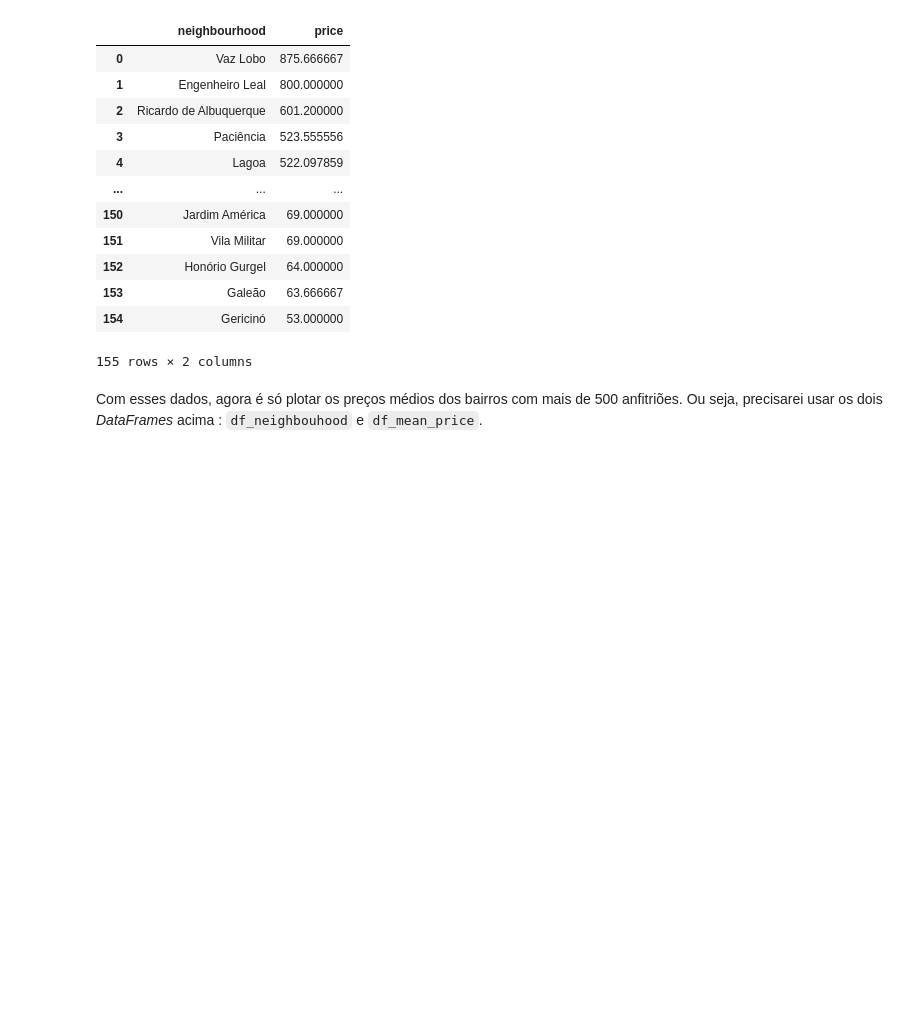
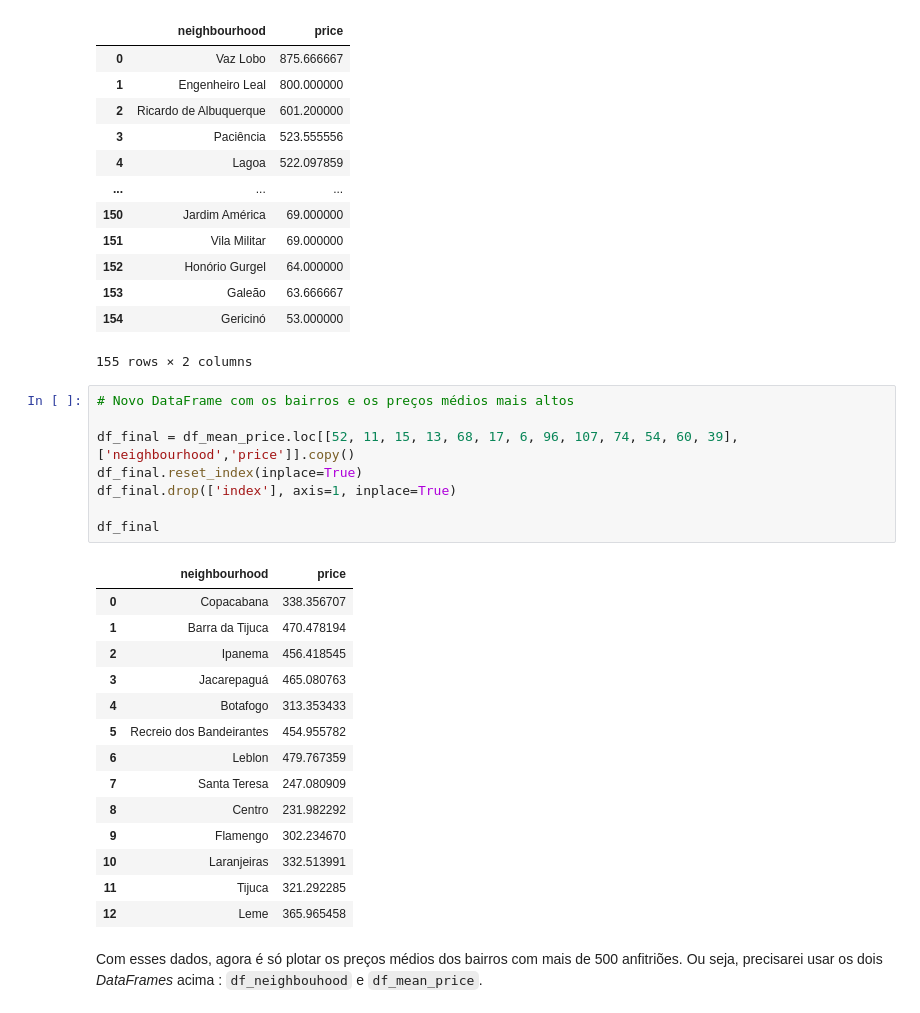
Before and after one commit to gabrielurbanin/analise-airbnb-rj, a Jupyter notebook: analise_airbnb.ipynb, the cells around one changed output. Drawn from its saved outputs; the diff is of its cells as text; blank space fills up the shorter version.

```diff
--- a/analise_airbnb.ipynb
+++ b/analise_airbnb.ipynb
@@ -408,6 +408,29 @@ df_mean_price
 | 153 | Galeão | 63.666667 |
 | 154 | Gericinó | 53.000000 |
 155 rows × 2 columns
+# %%
+# Novo DataFrame com os bairros e os preços médios mais altos
+
+df_final = df_mean_price.loc[[52, 11, 15, 13, 68, 17, 6, 96, 107, 74, 54, 60, 39],['neighbourhood','price']].copy()
+df_final.reset_index(inplace=True)
+df_final.drop(['index'], axis=1, inplace=True)
+
+df_final
+# %% [output]
+|  | neighbourhood | price |
+| 0 | Copacabana | 338.356707 |
+| 1 | Barra da Tijuca | 470.478194 |
+| 2 | Ipanema | 456.418545 |
+| 3 | Jacarepaguá | 465.080763 |
+| 4 | Botafogo | 313.353433 |
+| 5 | Recreio dos Bandeirantes | 454.955782 |
+| 6 | Leblon | 479.767359 |
+| 7 | Santa Teresa | 247.080909 |
+| 8 | Centro | 231.982292 |
+| 9 | Flamengo | 302.234670 |
+| 10 | Laranjeiras | 332.513991 |
+| 11 | Tijuca | 321.292285 |
+| 12 | Leme | 365.965458 |
 # %% [markdown]
 Com esses dados, agora é só plotar os preços médios dos bairros com mais de 500 anfitriões. Ou seja, precisarei usar os dois _DataFrames_ acima : `df_neighbouhood` e `df_mean_price`.
 # %%
```
Also changed, not shown: parts of 1 cell of this notebook.
